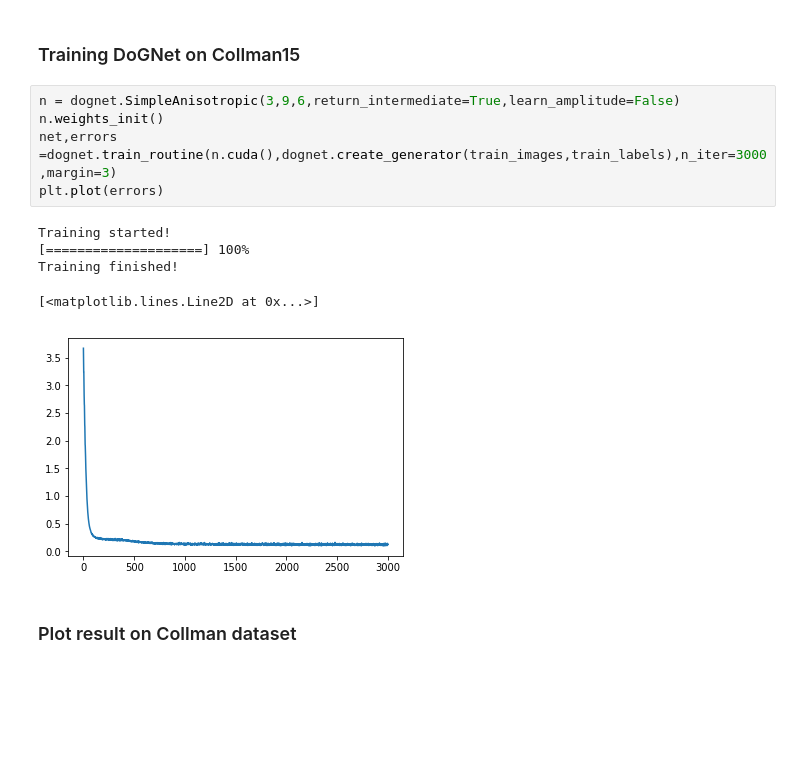
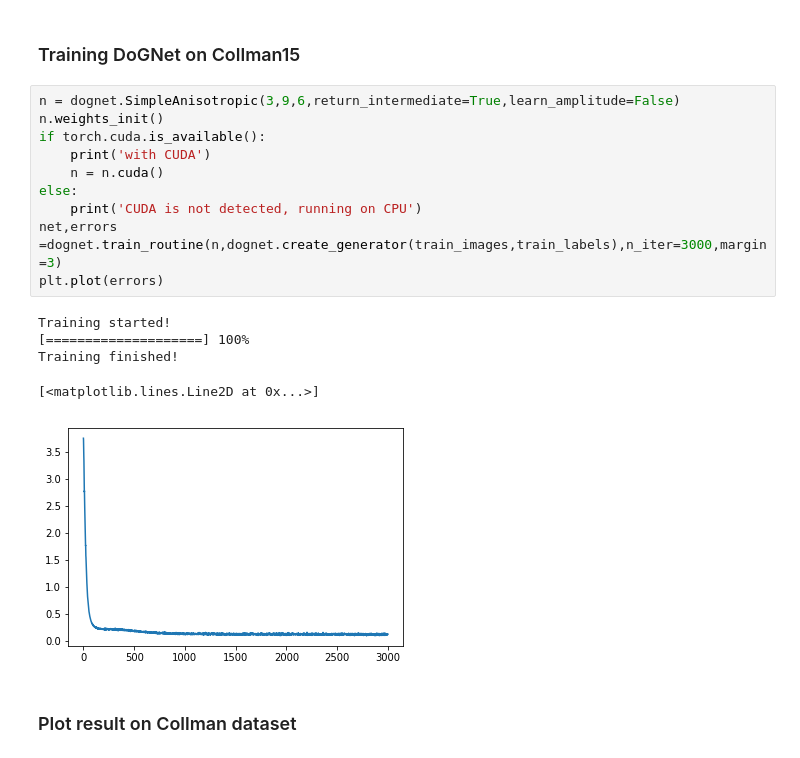
Before and after one commit to kulikovv/dognet, a Jupyter notebook: notebooks/weiler14.ipynb, the cells around one changed output. Drawn from its saved outputs; the diff is of its cells as text; blank space fills up the shorter version.

```diff
--- a/notebooks/weiler14.ipynb
+++ b/notebooks/weiler14.ipynb
@@ -62,14 +62,19 @@ for i in range(9,14):
 # %%
 n = dognet.SimpleAnisotropic(3,9,6,return_intermediate=True,learn_amplitude=False)
 n.weights_init()
-net,errors =dognet.train_routine(n.cuda(),dognet.create_generator(train_images,train_labels),n_iter=3000,margin=3)
+if torch.cuda.is_available():
+    print('with CUDA')
+    n = n.cuda()
+else:
+    print('CUDA is not detected, running on CPU')
+net,errors =dognet.train_routine(n,dognet.create_generator(train_images,train_labels),n_iter=3000,margin=3)
 plt.plot(errors)
 # %% [output]
 Training started!
 [====================] 100%
 Training finished!
 [<matplotlib.lines.Line2D at 0x...>]
-[figure, old version]
+[figure, new version]
 # %% [markdown]
 ### Plot result on Collman dataset
 # %%
```
Also changed, not shown: parts of 1 cell of this notebook, 4 other files.
